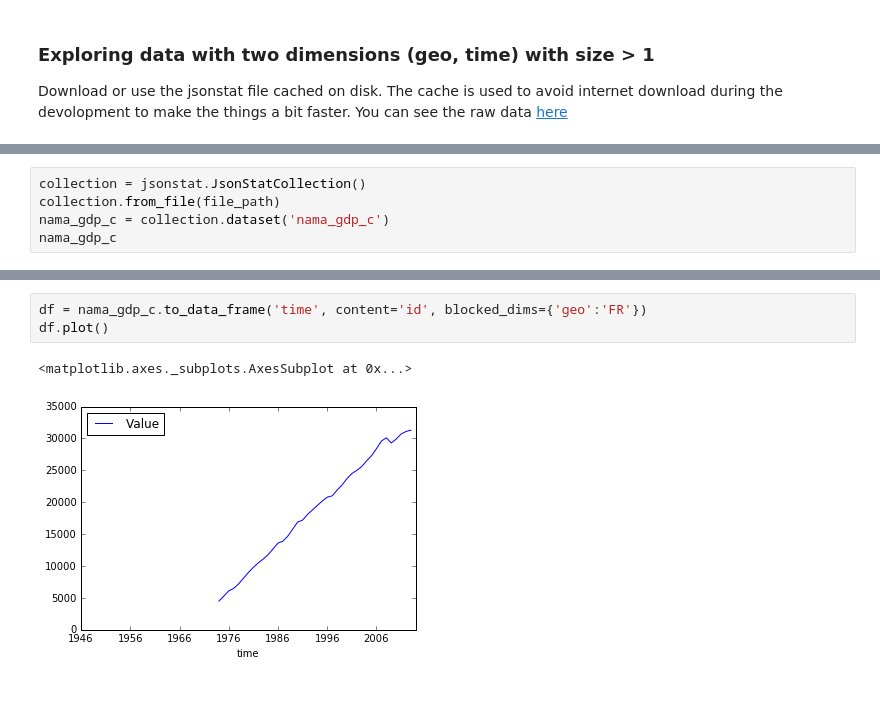
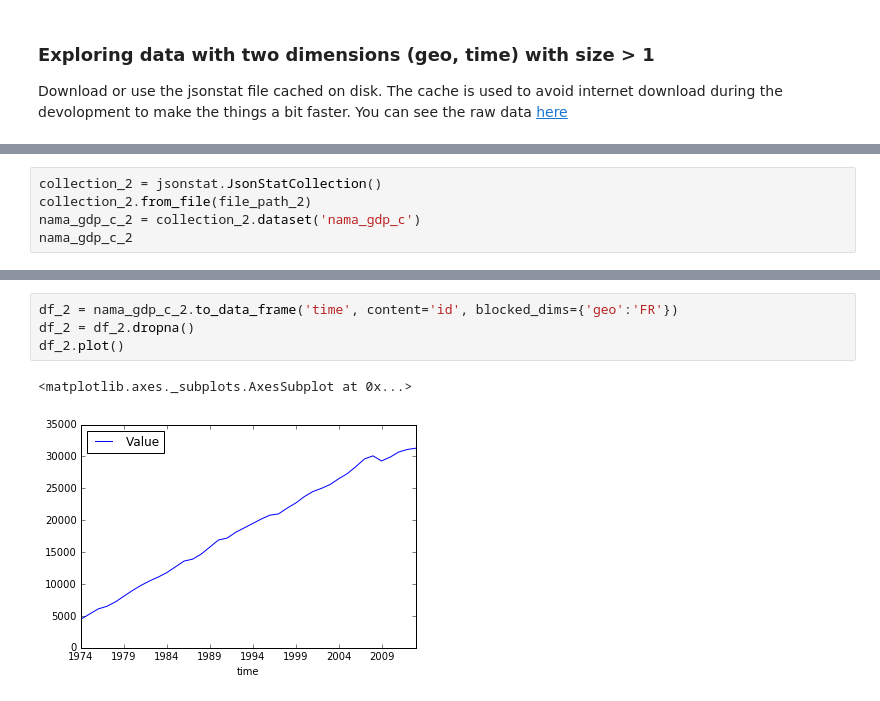
Before and after one commit to 26fe/jsonstat.py, a Jupyter notebook: examples-notebooks/eurostat.ipynb, the cells around one changed output, grey strips where cells are left out. Saved outputs shown, nothing was run; the diff lists cells and outputs as text.

```diff
--- a/examples-notebooks/eurostat.ipynb
+++ b/examples-notebooks/eurostat.ipynb
@@ -113,8 +122,8 @@ using file from fixtures
 # %%
-collection = jsonstat.JsonStatCollection()
-collection.from_file(file_path)
-nama_gdp_c = collection.dataset('nama_gdp_c')
-nama_gdp_c
+collection_2 = jsonstat.JsonStatCollection()
+collection_2.from_file(file_path_2)
+nama_gdp_c_2 = collection_2.dataset('nama_gdp_c')
+nama_gdp_c_2
 # %% [output]
 name:   'nama_gdp_c'
 title:  'GDP and main components - Current prices'
@@ -142,7 +162,8 @@ nama_gdp_c.value(time='2012',geo='FR')
 # %%
-df = nama_gdp_c.to_data_frame('time', content='id', blocked_dims={'geo':'FR'})
-df.plot()
+df_2 = nama_gdp_c_2.to_data_frame('time', content='id', blocked_dims={'geo':'FR'})
+df_2 = df_2.dropna()
+df_2.plot()
 # %% [output]
 <matplotlib.axes._subplots.AxesSubplot at 0x...>
-[figure, old version]
+[figure, new version]
 # %%
```
Also changed, not shown: parts of 22 cells of this notebook, 2 other files.
